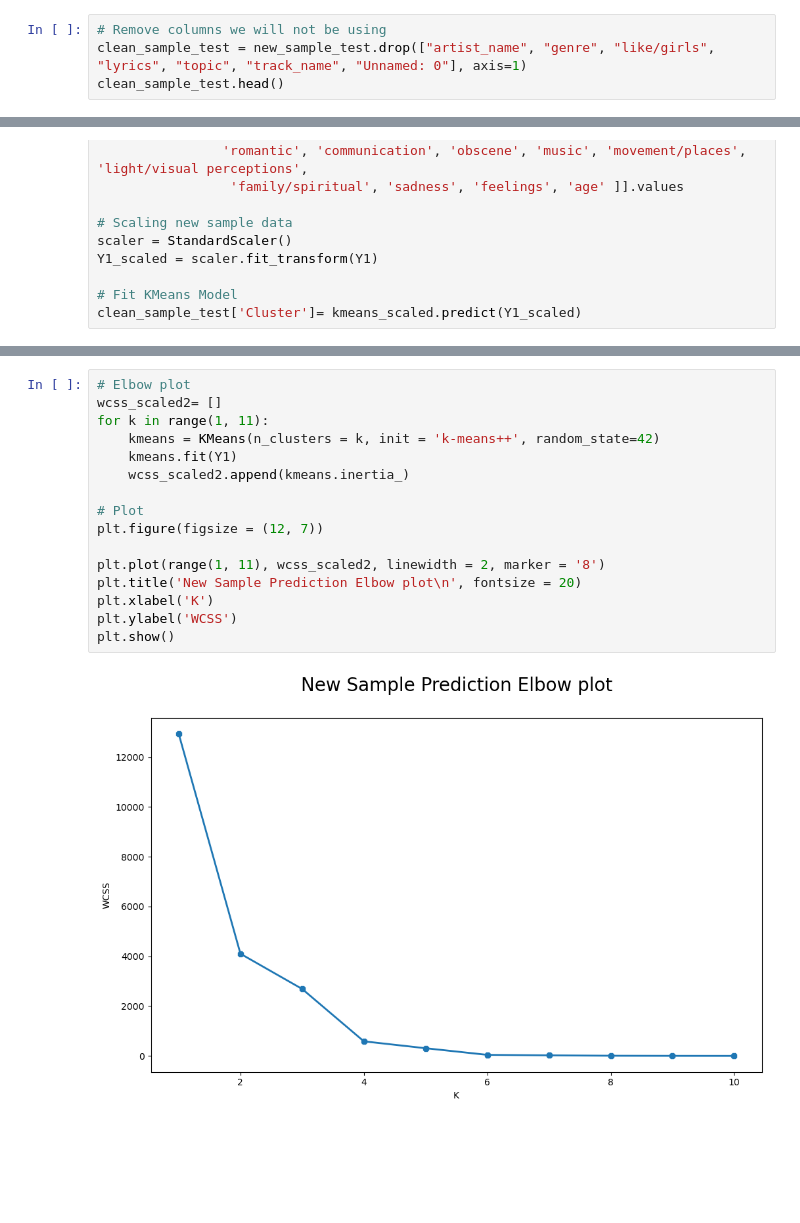
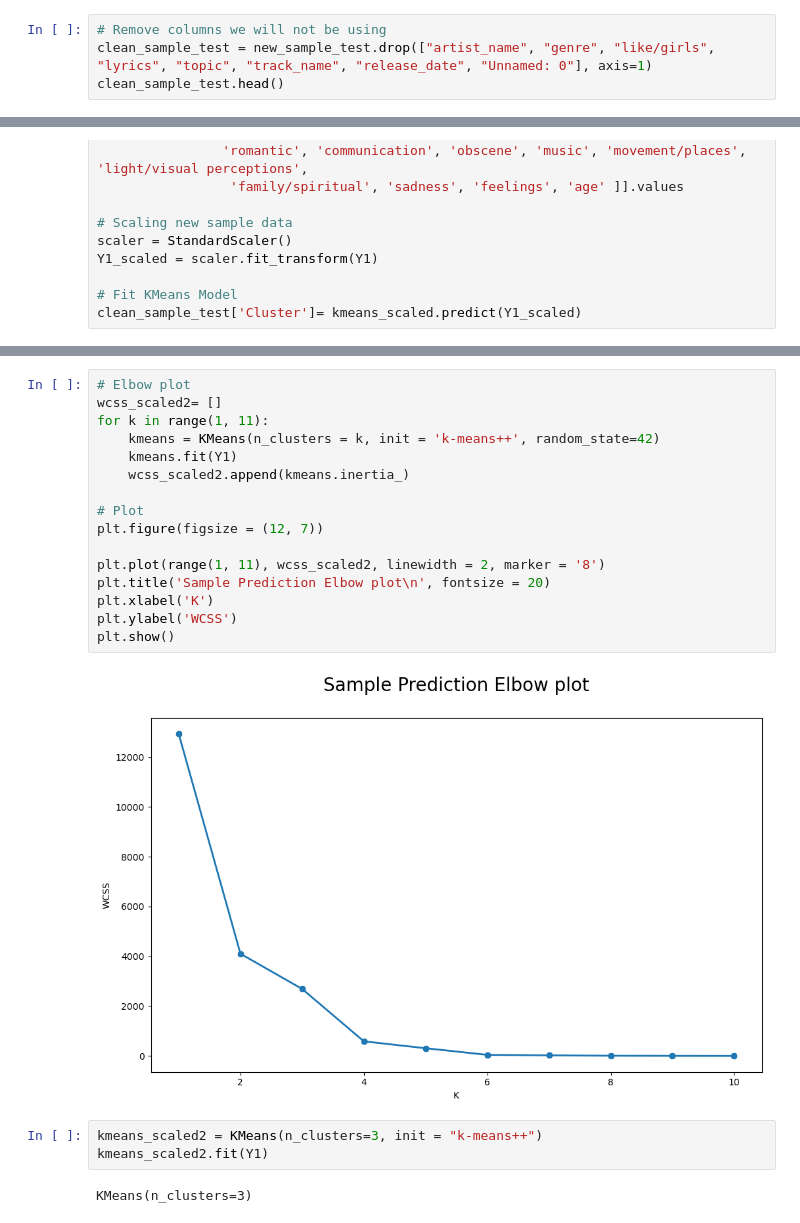
Before and after one commit to ohTMI/Music-Recommendation-Lab, a Jupyter notebook: Code/model.ipynb, the cells around one changed output, grey strips where cells are left out. Cells and saved outputs as stored; diff of their text form; blank space fills up the shorter version.

Commit message:
new sample prediction finished, report added, and readme completed

```diff
--- a/Code/model.ipynb
+++ b/Code/model.ipynb
@@ -370,6 +368,6 @@ new_sample_test.head()
 5 rows × 25 columns
 # %%
 # Remove columns we will not be using
-clean_sample_test = new_sample_test.drop(["artist_name", "genre", "like/girls", "lyrics", "topic", "track_name", "Unnamed: 0"], axis=1)
+clean_sample_test = new_sample_test.drop(["artist_name", "genre", "like/girls", "lyrics", "topic", "track_name", "release_date", "Unnamed: 0"], axis=1)
 clean_sample_test.head()
 # %% [output]
@@ -408,18 +406,23 @@ clean_sample_test
 # %%
 # Elbow plot
 wcss_scaled2= []
 for k in range(1, 11):
     kmeans = KMeans(n_clusters = k, init = 'k-means++', random_state=42)
     kmeans.fit(Y1)
     wcss_scaled2.append(kmeans.inertia_)
 
 # Plot
 plt.figure(figsize = (12, 7))
 
 plt.plot(range(1, 11), wcss_scaled2, linewidth = 2, marker = '8')
-plt.title('New Sample Prediction Elbow plot\n', fontsize = 20)
+plt.title('Sample Prediction Elbow plot\n', fontsize = 20)
 plt.xlabel('K')
 plt.ylabel('WCSS')
 plt.show()
 # %% [output]
-[figure, old version]
+[figure, new version]
+# %%
+kmeans_scaled2 = KMeans(n_clusters=3, init = "k-means++")
+kmeans_scaled2.fit(Y1)
+# %% [output]
+KMeans(n_clusters=3)
```
Also changed, not shown: parts of 10 cells of this notebook, 2 other files.
